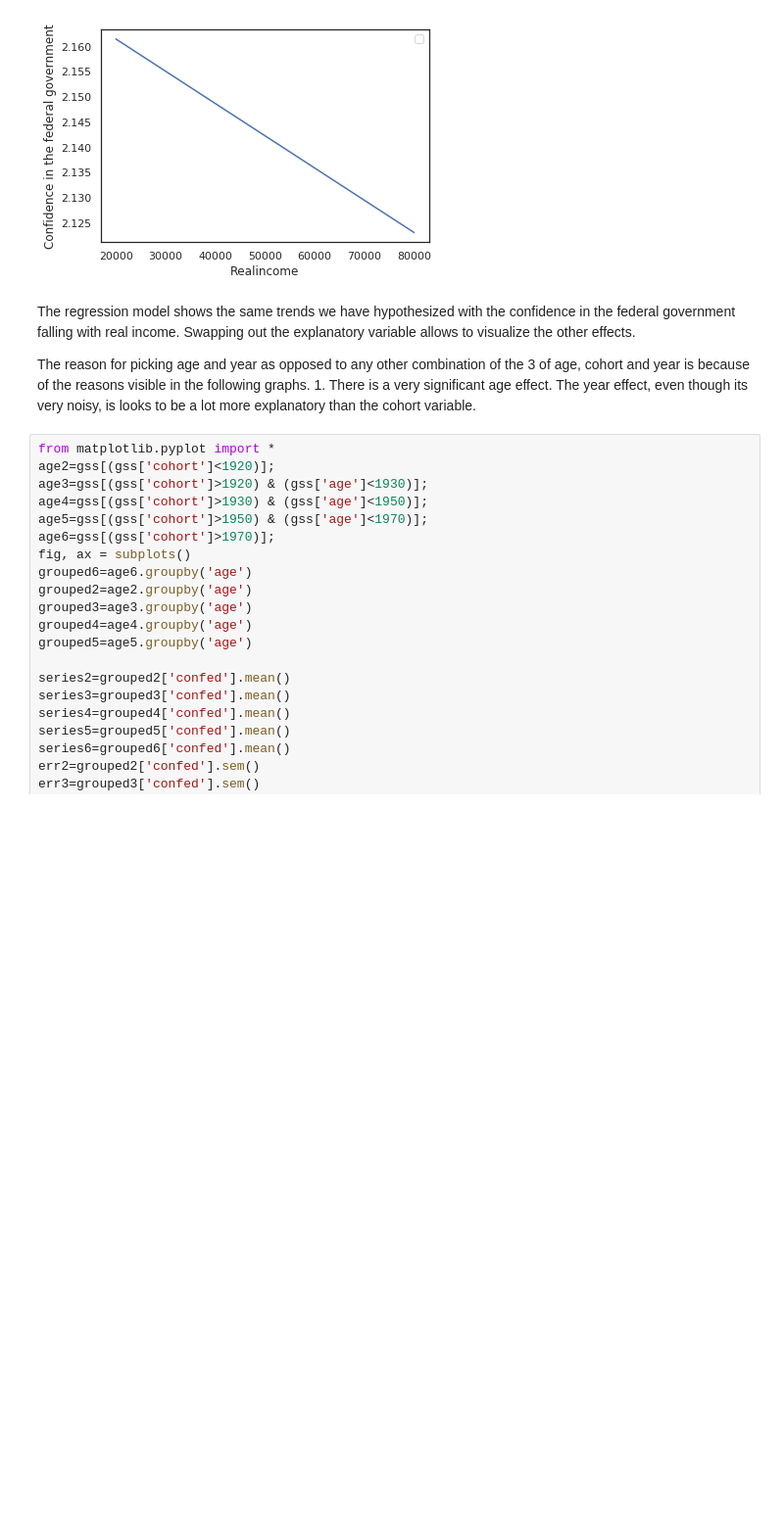
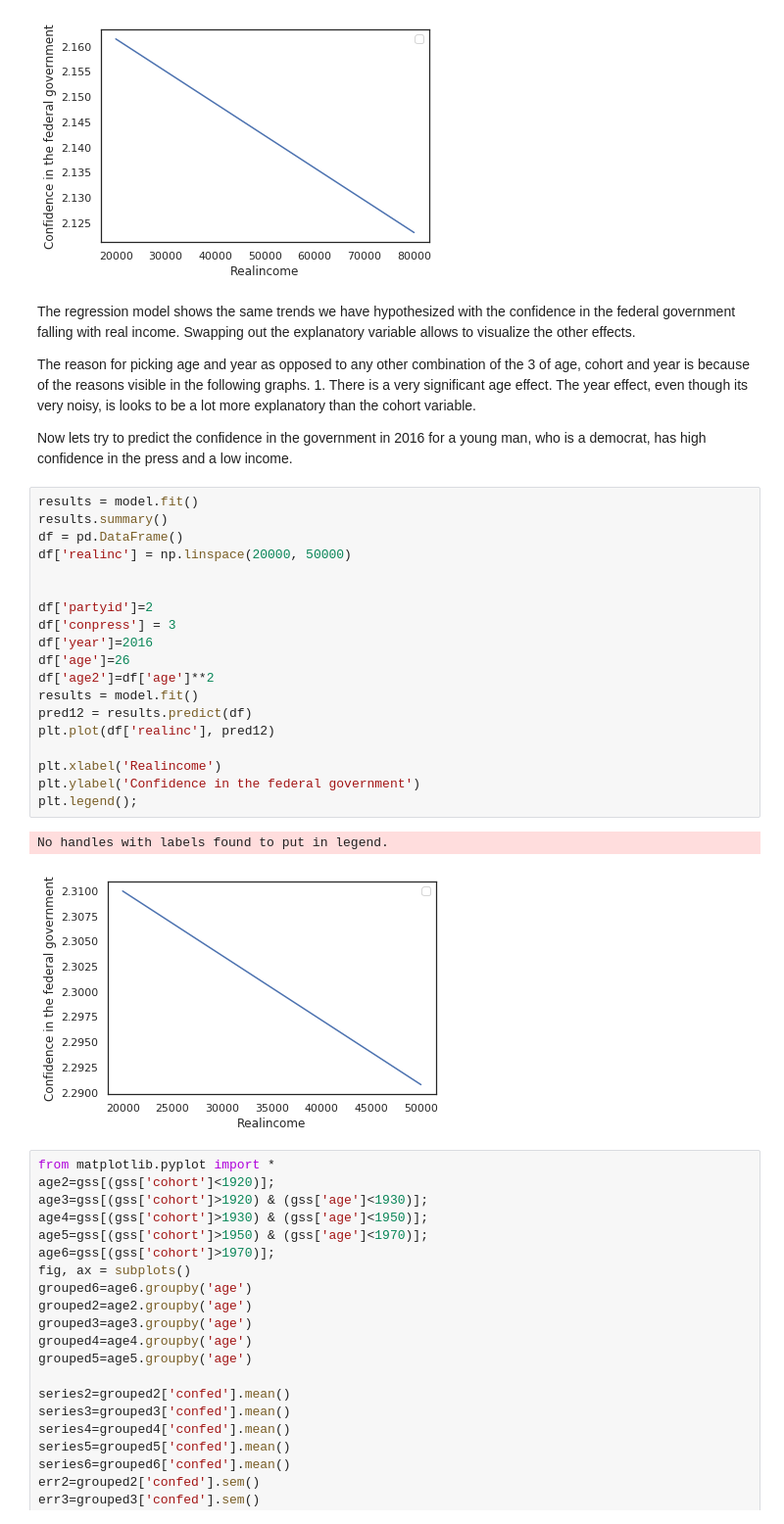
Before and after one commit to ssreekanth2000/project_2, a Jupyter notebook: project02.ipynb, the cells around one changed output. Shown: that part at 98% size. Cells and saved outputs as stored; diff of their text form; blank space fills up the shorter version.

```diff
--- a/project02.ipynb
+++ b/project02.ipynb
@@ -353,6 +353,30 @@ No handles with labels found to put in legend.
 The regression model shows the same trends we have hypothesized with the confidence in the federal government falling with real income. Swapping out the explanatory variable allows to visualize the other effects.
 
 The reason for picking age and year as opposed to any other combination of the 3 of age, cohort and year is because of the reasons visible in the following graphs. 1. There is a very significant age effect. The year effect, even though its very noisy, is looks to be a lot more explanatory than the cohort variable.
+
+Now lets try to predict the confidence in the government in 2016 for a young man, who is a democrat, has high confidence in the press and a low income.
+# %%
+results = model.fit()
+results.summary()
+df = pd.DataFrame()
+df['realinc'] = np.linspace(20000, 50000)
+
+
+df['partyid']=2
+df['conpress'] = 3
+df['year']=2016
+df['age']=26
+df['age2']=df['age']**2
+results = model.fit()
+pred12 = results.predict(df)
+plt.plot(df['realinc'], pred12)
+
+plt.xlabel('Realincome')
+plt.ylabel('Confidence in the federal government')
+plt.legend();
+# %% [output]
+No handles with labels found to put in legend.
+[figure, added]
 # %%
 from matplotlib.pyplot import *
 age2=gss[(gss['cohort']<1920)];
```
Also changed, not shown: parts of 1 cell of this notebook, 1 other file.
